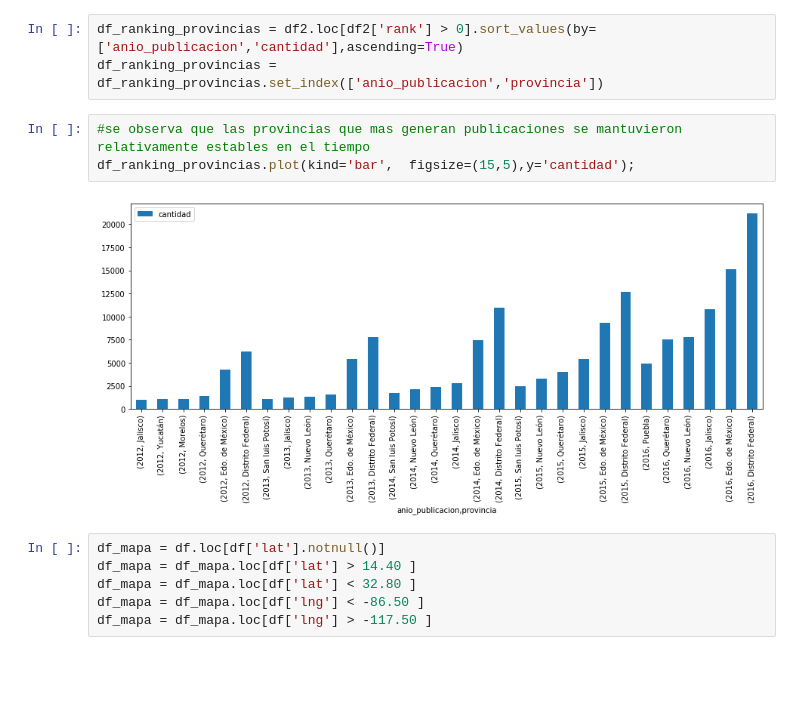
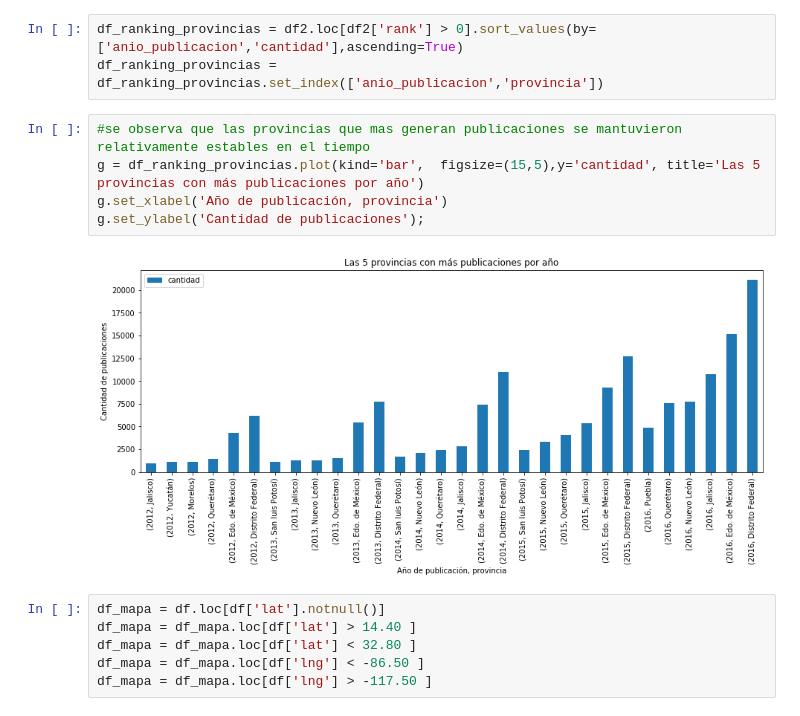
Before and after one commit to lautarofritz/TP1-Orga-de-Datos, a Jupyter notebook: TP1 Orga de Datos.ipynb, the cells around one changed output. Drawn from its saved outputs; the diff is of its cells as text; blank space fills up the shorter version.

```diff
--- a/TP1 Orga de Datos.ipynb
+++ b/TP1 Orga de Datos.ipynb
@@ -461,9 +483,11 @@ df_ranking_provincias = df2.loc[df2['rank'] > 0].sort_values(by=['anio_publicaci
 df_ranking_provincias = df_ranking_provincias.set_index(['anio_publicacion','provincia'])
 # %%
 #se observa que las provincias que mas generan publicaciones se mantuvieron relativamente estables en el tiempo
-df_ranking_provincias.plot(kind='bar',  figsize=(15,5),y='cantidad');
+g = df_ranking_provincias.plot(kind='bar',  figsize=(15,5),y='cantidad', title='Las 5 provincias con más publicaciones por año')
+g.set_xlabel('Año de publicación, provincia')
+g.set_ylabel('Cantidad de publicaciones');
 # %% [output]
-[figure, old version]
+[figure, new version]
 # %%
 df_mapa = df.loc[df['lat'].notnull()]
 df_mapa = df_mapa.loc[df['lat'] > 14.40 ]
```
Also changed, not shown: parts of 16 cells of this notebook.
